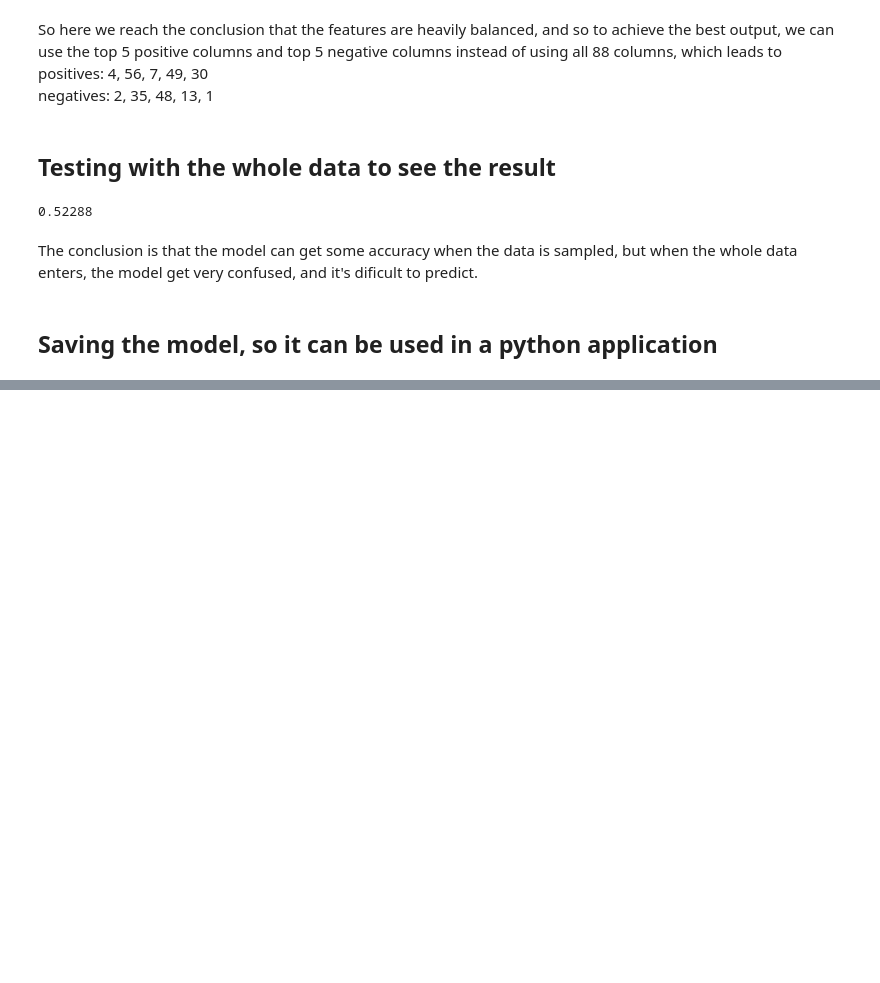
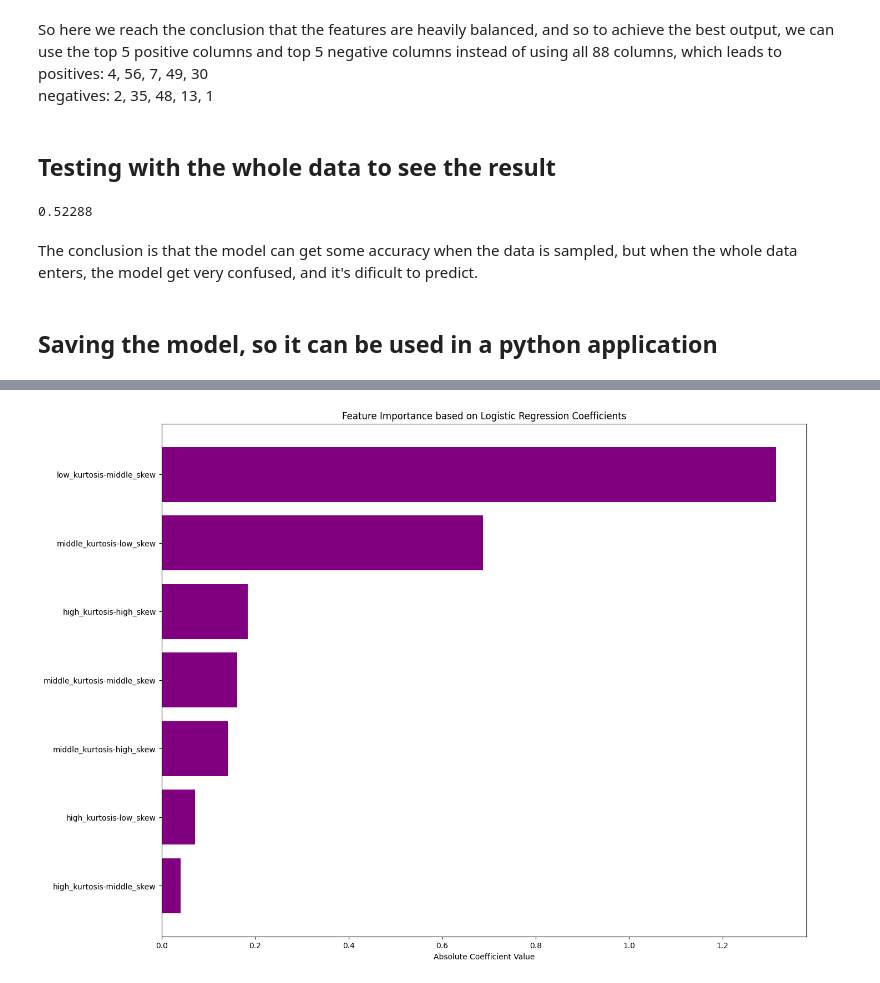
Before and after one commit to andonokar/task7, a Jupyter notebook: task7.ipynb, the cells around one changed output, grey strips where cells are left out. Drawn from its saved outputs; the diff is of its cells as text; code cells hidden in the pictures; blank space fills up the shorter version.

```diff
--- a/task7.ipynb
+++ b/task7.ipynb
@@ -188,0 +304,3 @@ data_df.drop("convert", axis=1).sample(n=10, random_state=42).to_json("test.json
+# %%
+df_to_group = df_stats_skew[["g"]].groupby("g").apply(lambda g: list(g.index))
+df_to_group
@@ -188,0 +313,10 @@ data_df.drop("convert", axis=1).sample(n=10, random_state=42).to_json("test.json
+# %%
+grouped_df = pd.DataFrame(df_to_group)
+df_means = data_df.copy()
+indexes = []
+for index, array in grouped_df.itertuples():
+    df_means[index] = df_means[array].mean(axis=1)
+    indexes.append(index)
+indexes.append("convert")
+final_grouped_df = df_means[indexes]
+final_grouped_df
@@ -188,0 +339,13 @@ data_df.drop("convert", axis=1).sample(n=10, random_state=42).to_json("test.json
+# %%
+g_X = final_grouped_df.drop(columns=['convert'])
+g_y = final_grouped_df['convert']
+g_X_train, g_X_test, g_y_train, g_y_test = train_test_split(g_X, g_y, test_size=0.2, random_state=42)
+g_model = LogisticRegression()
+
+
+g_model.fit(g_X_train, g_y_train)
+g_y_pred = g_model.predict(X_test)
+g_accuracy = accuracy_score(g_y_test, g_y_pred)
+print(f"Accuracy: {g_accuracy}")
+
+print(f"{g_model} with Accuracy: {g_accuracy}")
@@ -188,0 +355,9 @@ data_df.drop("convert", axis=1).sample(n=10, random_state=42).to_json("test.json
+# %%
+g_coeficients = g_model.coef_[0]
+g_features_df = pd.DataFrame({
+    "Coefficients": g_coeficients,
+    "Features": g_X.columns,
+    "Absolute Coefficient": np.abs(g_coeficients)
+})
+g_features_df = g_features_df.sort_values(by="Absolute Coefficient", ascending=False)
+g_features_df
@@ -188,0 +373,9 @@ data_df.drop("convert", axis=1).sample(n=10, random_state=42).to_json("test.json
+# %%
+plt.figure(figsize=(15, 12))
+plt.barh(g_features_df['Features'], g_features_df['Absolute Coefficient'], color='purple')
+plt.xlabel('Absolute Coefficient Value')
+plt.title('Feature Importance based on Logistic Regression Coefficients')
+plt.gca().invert_yaxis()
+plt.show()
+# %% [output]
+[figure, added]
```
Also changed, not shown: parts of 22 cells of this notebook.
